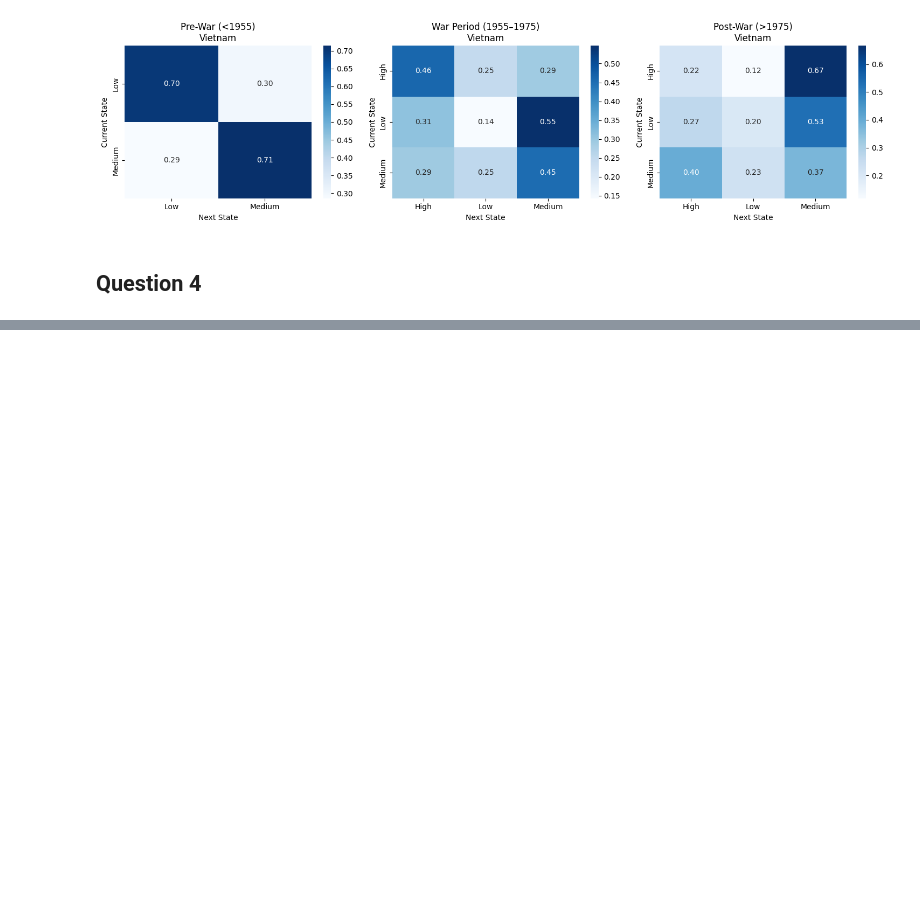
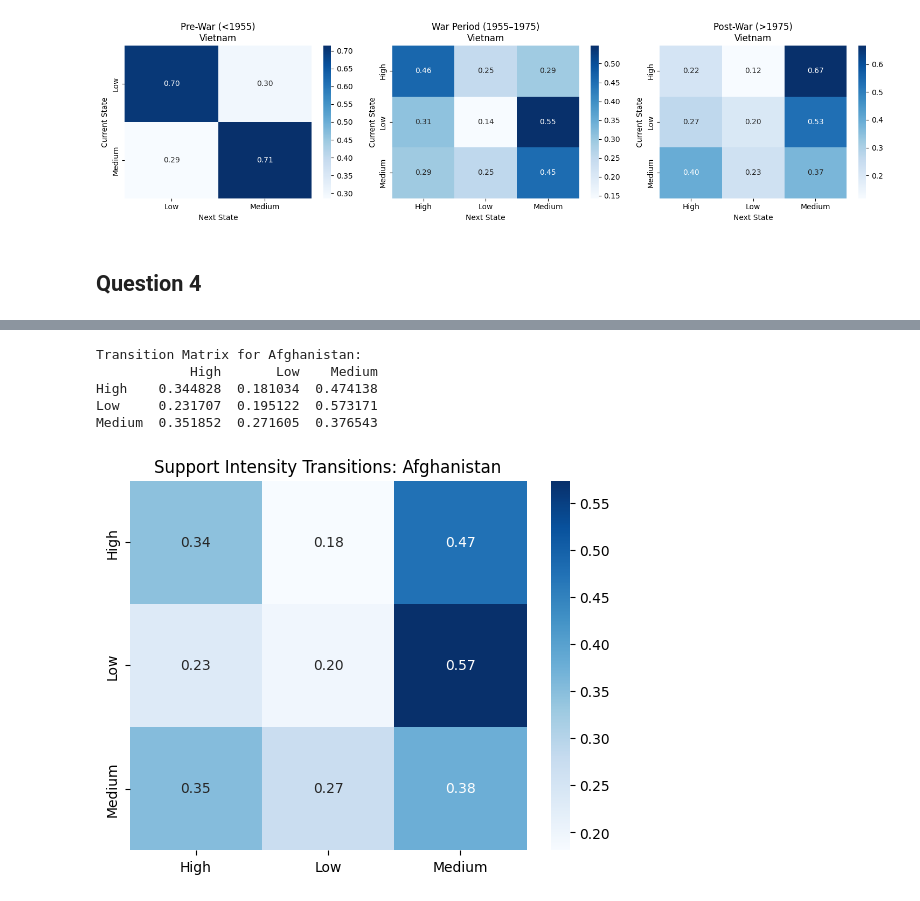
Before and after one commit to Maodougie25/SIPRI-Arms-Trade-Group-Project--, a Jupyter notebook: project_1.ipynb, the cells around one changed output, grey strips where cells are left out. Cells and saved outputs as stored; diff of their text form; code cells hidden in the pictures; blank space fills up the shorter version.

```diff
--- a/project_1.ipynb
+++ b/project_1.ipynb
@@ -274,0 +422,8 @@ Medium  0.397436  0.230769  0.371795
+# %%
+afghan_alliases = [
+    "Afghanistan",
+    "Mujahedin (Afghanistan)*",
+    "Northern Alliance (Afghanistan)*"]
+
+markov_data["Recipient"] = markov_data["Recipient"].replace(afghan_alliases, "Afghanistan")
+markov_data["Recipient"].unique()
@@ -274,0 +448,19 @@ Medium  0.397436  0.230769  0.371795
+# %%
+#Analyze One Country
+country2 = "Afghanistan"
+country_data2 = markov_data[markov_data["Recipient"] == country2].sort_values("Year of order")
+
+matrix2 = transition_matrix(country_data["Support"])
+print(f"Transition Matrix for {country2}:")
+print(matrix2)
+
+sns.heatmap(matrix2, annot=True, cmap="Blues", fmt=".2f")
+plt.title(f"Support Intensity Transitions: {country2}")
+plt.show()
+# %% [output]
+Transition Matrix for Afghanistan:
+            High       Low    Medium
+High    0.344828  0.181034  0.474138
+Low     0.231707  0.195122  0.573171
+Medium  0.351852  0.271605  0.376543
+[figure, added]
```
Also changed, not shown: parts of 10 cells of this notebook.
